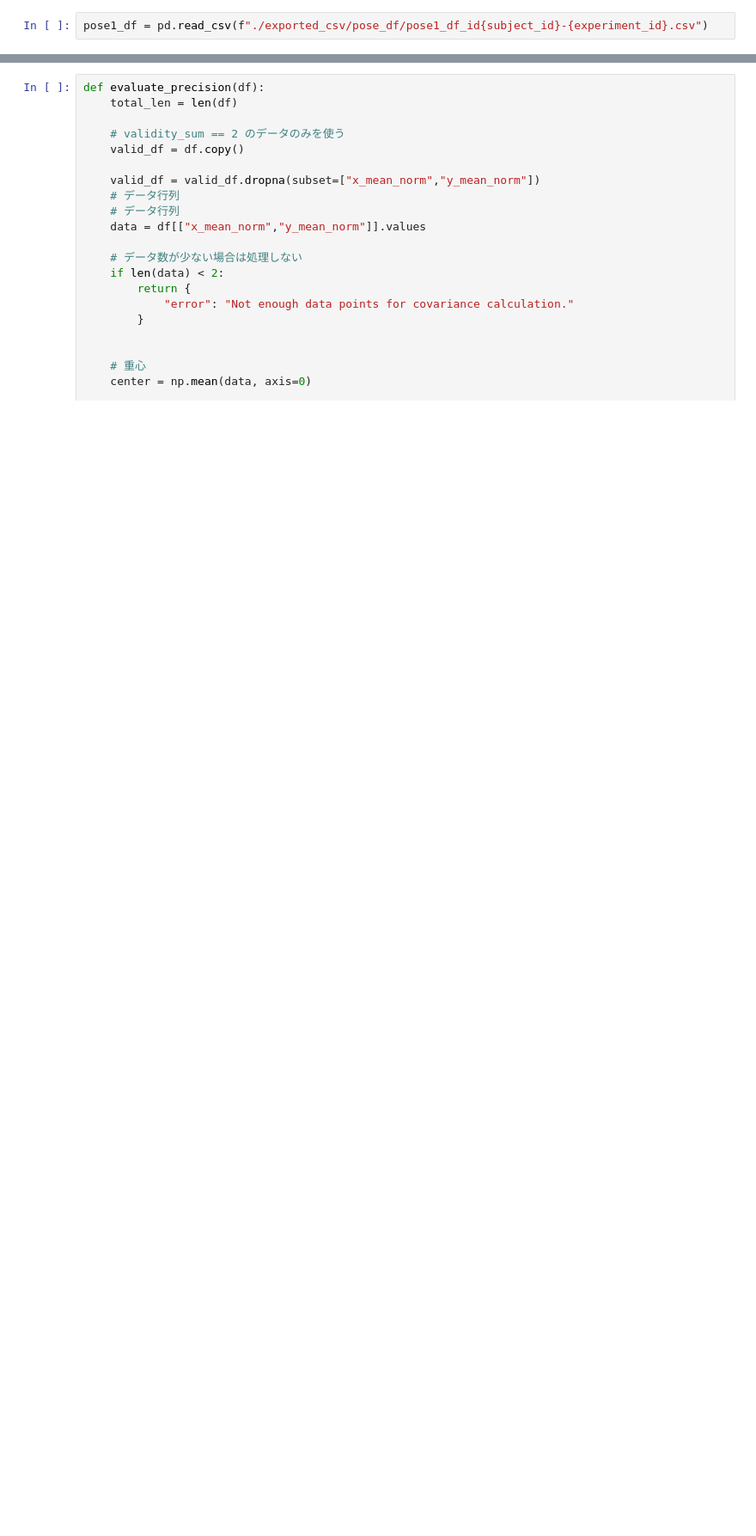
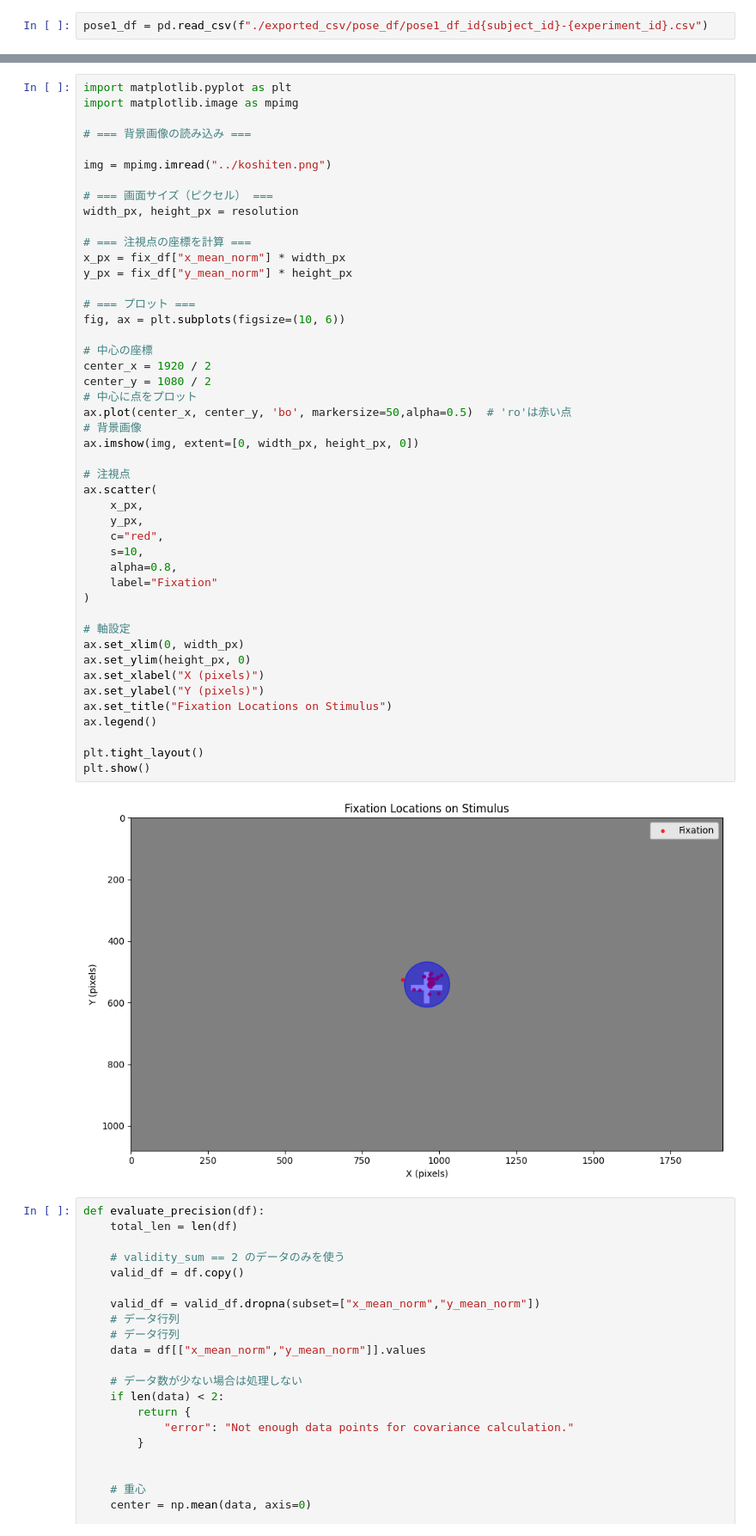
Before and after one commit to shionnet-f/gaze-analysis, a Jupyter notebook: pose_precision.ipynb, the cells around one changed output, grey strips where cells are left out. Shown: that part at 86% size. Cells and saved outputs as stored; diff of their text form; blank space fills up the shorter version.

```diff
--- a/pose_precision.ipynb
+++ b/pose_precision.ipynb
@@ -190,3 +209,51 @@ fix_df.to_csv(f"./exported_csv/pose_df/pose_fix_df/pose_fix_df_id{subject_id}-{e
+# %%
+import matplotlib.pyplot as plt
+import matplotlib.image as mpimg
+
+# === 背景画像の読み込み ===
+
+img = mpimg.imread("../koshiten.png")
+
+# === 画面サイズ（ピクセル） ===
+width_px, height_px = resolution
+
+# === 注視点の座標を計算 ===
+x_px = fix_df["x_mean_norm"] * width_px
+y_px = fix_df["y_mean_norm"] * height_px
+
+# === プロット ===
+fig, ax = plt.subplots(figsize=(10, 6))
+
+# 中心の座標
+center_x = 1920 / 2
+center_y = 1080 / 2
+# 中心に点をプロット
+ax.plot(center_x, center_y, 'bo', markersize=50,alpha=0.5)  # 'ro'は赤い点
+# 背景画像
+ax.imshow(img, extent=[0, width_px, height_px, 0])
+
+# 注視点
+ax.scatter(
+    x_px,
+    y_px,
+    c="red",
+    s=10,
+    alpha=0.8,
+    label="Fixation"
+)
+
+# 軸設定
+ax.set_xlim(0, width_px)
+ax.set_ylim(height_px, 0)
+ax.set_xlabel("X (pixels)")
+ax.set_ylabel("Y (pixels)")
+ax.set_title("Fixation Locations on Stimulus")
+ax.legend()
+
+plt.tight_layout()
+plt.show()
+# %% [output]
+[figure, added]
 # %%
 def evaluate_precision(df):
     total_len = len(df)
```
Also changed, not shown: parts of 8 cells of this notebook, 5 other files.
